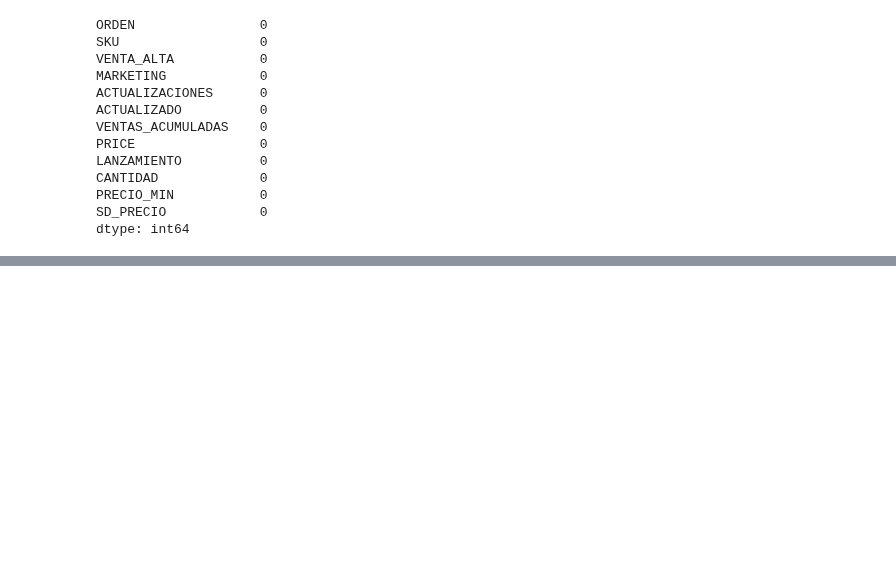
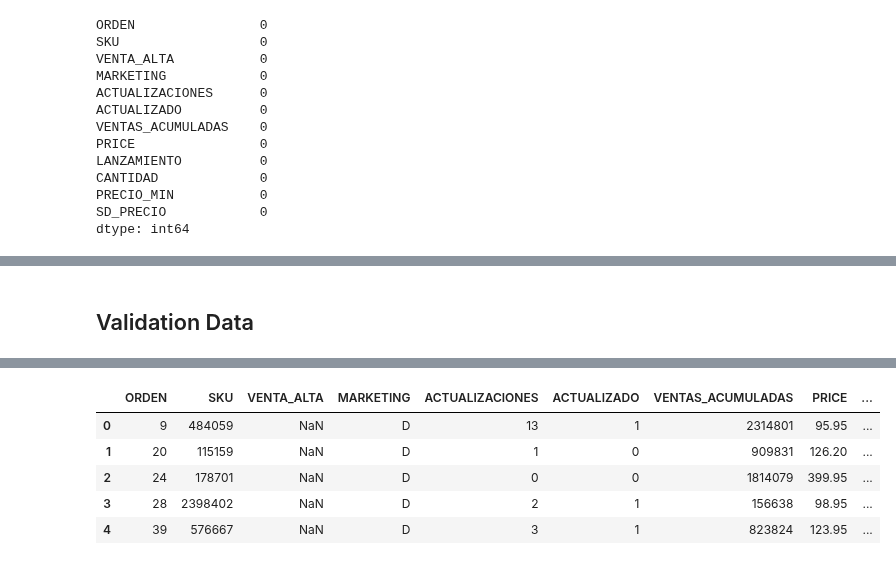
Before and after one commit to jonmunm/nbs, a Jupyter notebook: Otros/Tarea Profe Nico/EDA.ipynb, the cells around one changed output, grey strips where cells are left out. Saved outputs shown, nothing was run; the diff lists cells and outputs as text; code cells hidden in the pictures; blank space fills up the shorter version.

```diff
--- a/Otros/Tarea Profe Nico/EDA.ipynb
+++ b/Otros/Tarea Profe Nico/EDA.ipynb
@@ -95,0 +197,7 @@ B.shape
+# %% [markdown]
+## Validation Data
+# %%
+validation_df = pd.read_csv('TEST.txt', sep='\t')
+print('{0:,} registros a las {1}'.format(len(validation_df), datetime.now()))
+validation_df.head()
+# %% [output]
@@ -95,0 +205,6 @@ B.shape
+|  | ORDEN | SKU | VENTA_ALTA | MARKETING | ACTUALIZACIONES | ACTUALIZADO | VENTAS_ACUMULADAS | PRICE | ... |
+| 0 | 9 | 484059 | NaN | D | 13 | 1 | 2314801 | 95.95 | ... |
+| 1 | 20 | 115159 | NaN | D | 1 | 0 | 909831 | 126.20 | ... |
+| 2 | 24 | 178701 | NaN | D | 0 | 0 | 1814079 | 399.95 | ... |
+| 3 | 28 | 2398402 | NaN | D | 2 | 1 | 156638 | 98.95 | ... |
+| 4 | 39 | 576667 | NaN | D | 3 | 1 | 823824 | 123.95 | ... |
```
Also changed, not shown: parts of 17 cells of this notebook, 12 other files.
